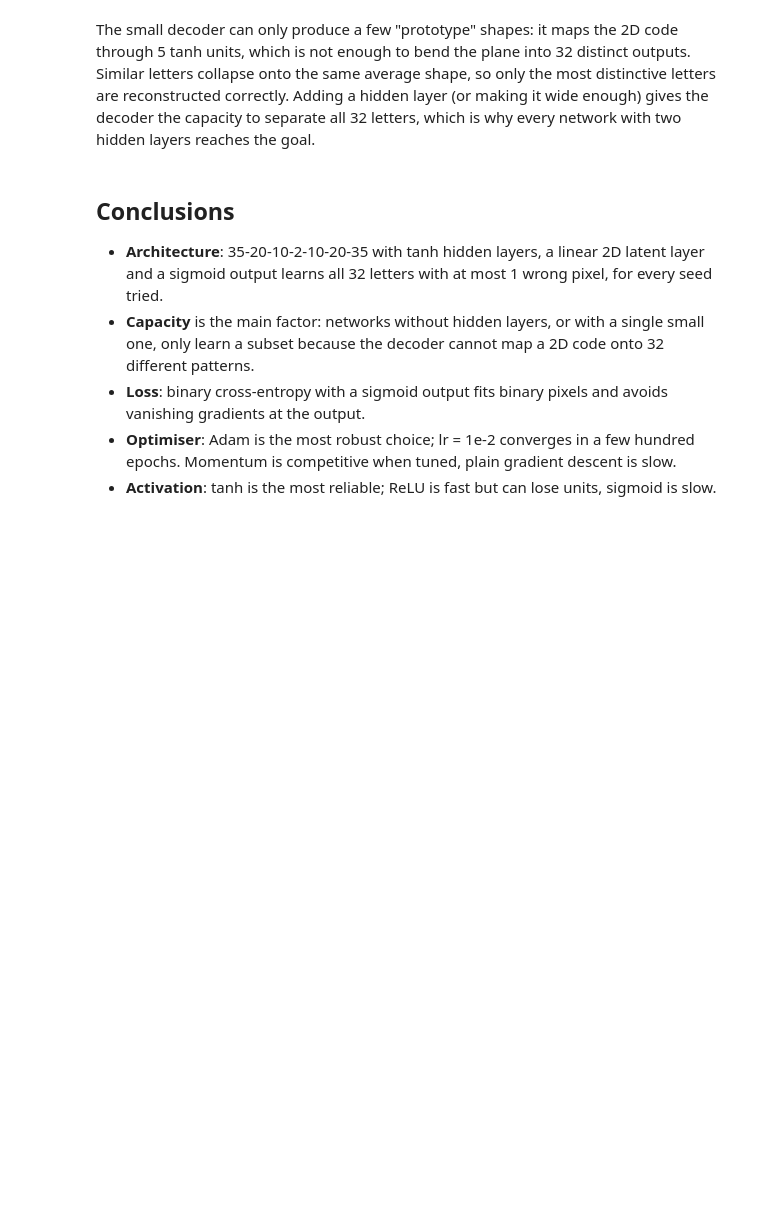
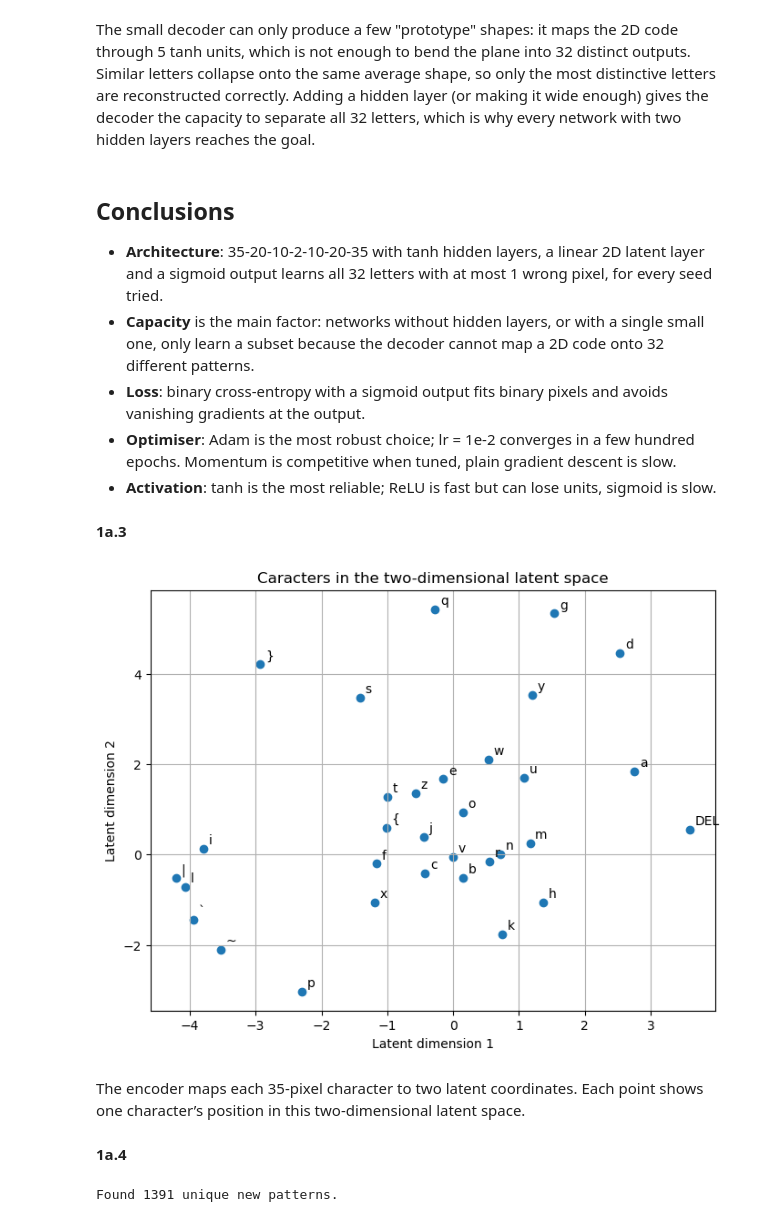
Before and after one commit to MikaITBA/72.27-Delivery-5, a Jupyter notebook: notebooks/01_autoencoder_architecture.ipynb, the cells around one changed output. Saved outputs shown, nothing was run; the diff lists cells and outputs as text; code cells hidden in the pictures; blank space fills up the shorter version.

Commit message:
Add latent space plot and generated character

```diff
--- a/notebooks/01_autoencoder_architecture.ipynb
+++ b/notebooks/01_autoencoder_architecture.ipynb
@@ -185,3 +199,67 @@ The small decoder can only produce a few "prototype" shapes: it maps the 2D code
 - **Loss**: binary cross-entropy with a sigmoid output fits binary pixels and avoids vanishing gradients at the output.
 - **Optimiser**: Adam is the most robust choice; lr = 1e-2 converges in a few hundred epochs. Momentum is competitive when tuned, plain gradient descent is slow.
 - **Activation**: tanh is the most reliable; ReLU is fast but can lose units, sigmoid is slow.
+# %% [markdown]
+**1a.3**
+# %%
+Z = ae.encode(X)
+
+fig, ax = plt.subplots(figsize=(8, 6))
+ax.scatter(Z[:, 0], Z[:, 1])
+
+for i, char in enumerate(chars):
+    ax.annotate(char, (Z[i, 0], Z[i, 1]), xytext=(4, 4),
+                textcoords="offset points")
+
+ax.set(
+    xlabel="Latent dimension 1",
+    ylabel="Latent dimension 2",
+    title="Caracters in the two-dimensional latent space",
+)
+ax.grid(True)
+plt.show()
+# %% [output]
+[figure, added]
+# %% [markdown]
+The encoder maps each 35-pixel character to two latent coordinates. Each point shows one character’s position in this two-dimensional latent space.
+# %% [markdown]
+**1a.4**
+# %%
+# Generate interpolated latent codes between every pair of characters
+interpolated_codes = []
+metadata = []
+
+for i in range(len(chars)):
+    for j in range(i + 1, len(chars)):
+        for alpha in np.linspace(0.05, 0.95, 91):
+            z_new = (1 - alpha) * Z[i] + alpha * Z[j]
+            interpolated_codes.append(z_new)
+            metadata.append((chars[i], chars[j], alpha))
+
+# Decode all interpolated codes
+decoded_images = np.round(
+    ae.decode(np.array(interpolated_codes))
+).astype(int)
+
+# Keep only new, non-empty patterns and remove duplicates
+training_patterns = {
+    tuple(row.astype(int))
+    for row in X
+}
+seen_patterns = set()
+candidates = []
+
+for image, (char_a, char_b, alpha) in zip(decoded_images, metadata):
+    pattern = tuple(image)
+
+    if (
+        pattern not in training_patterns
+        and pattern not in seen_patterns
+        and 5 <= image.sum() <= 25
+    ):
+        candidates.append((image, char_a, char_b, alpha))
+        seen_patterns.add(pattern)
+
+print(f"Found {len(candidates)} unique new patterns.")
+# %% [output]
+Found 1391 unique new patterns.
```
Also changed, not shown: parts of 8 cells of this notebook.
